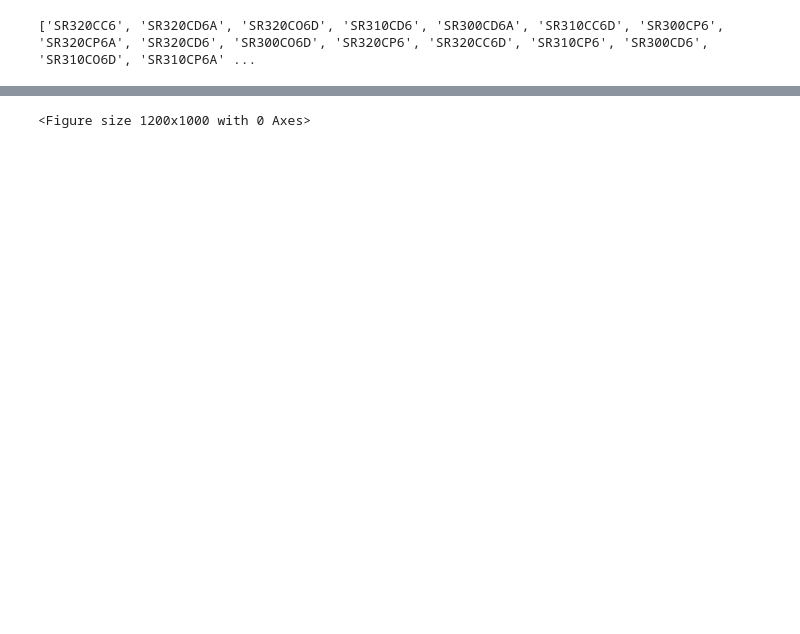
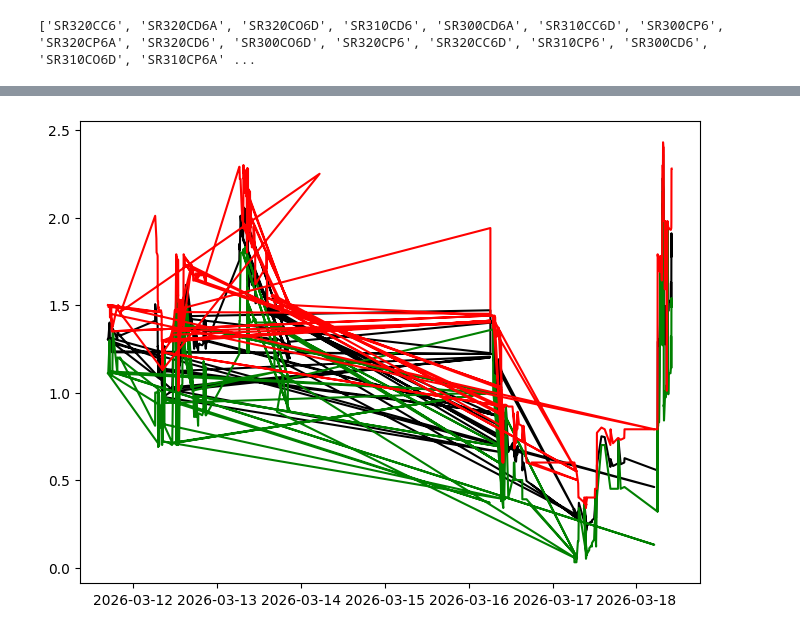
Before and after one commit to SigmaFlowX/Options-Market-Making, a Jupyter notebook: notebooks/live_data_analysis.ipynb, the cells around one changed output, grey strips where cells are left out. Cells and saved outputs as stored; diff of their text form; code cells hidden in the pictures; blank space fills up the shorter version.

Commit message:
added mid pirce, best_ask and best_bid graph

```diff
--- a/notebooks/live_data_analysis.ipynb
+++ b/notebooks/live_data_analysis.ipynb
@@ -54,7 +56,10 @@ df.head()
 # %%
 import matplotlib.pyplot as plt
 
-plt.figure(figsize=(12,10))
-plt.plot()
+plt.figure(figsize=(8,6))
+plt.plot(df.index, df['mid_price'], color="black")
+plt.plot(df.index, df['best_bid'], color="green")
+plt.plot(df.index, df['best_ask'], color="red")
+plt.show()
 # %% [output]
-<Figure size 1200x1000 with 0 Axes>
+[figure, added]
```
Also changed, not shown: parts of 1 cell of this notebook.
